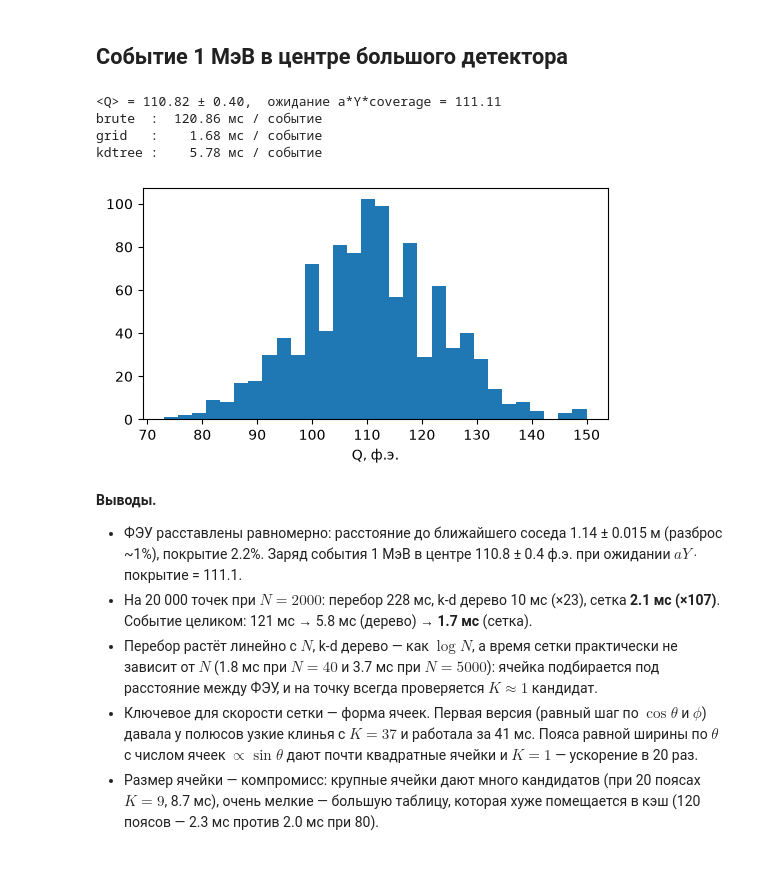
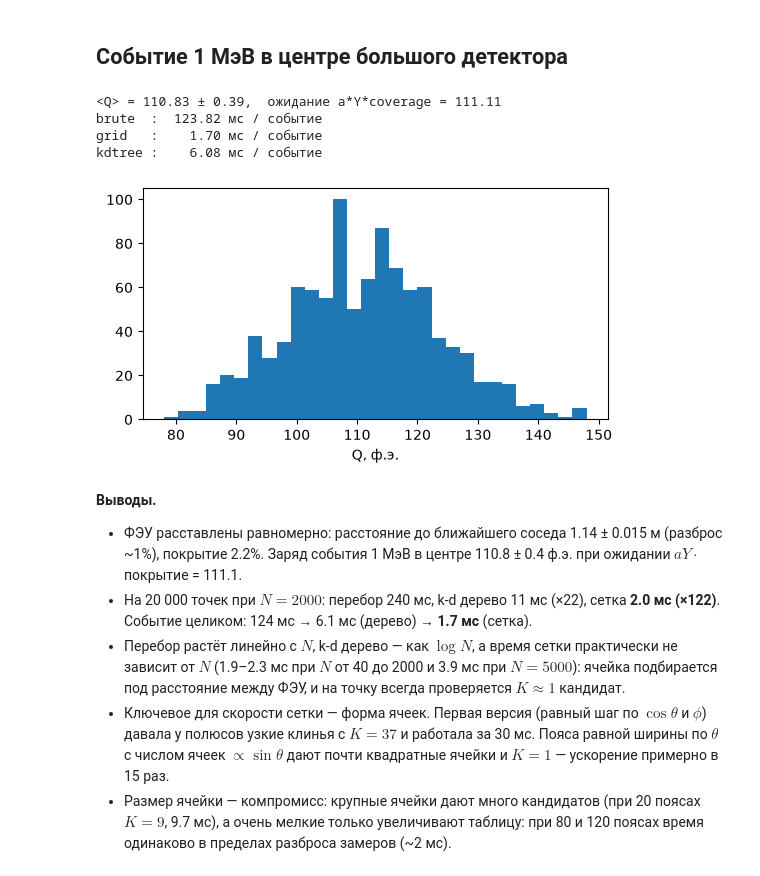
Before and after one commit to denisptichnikov-droid/neutrino-detector-homework, a Jupyter notebook: task8_large_detector.ipynb, the cells around one changed output. Drawn from its saved outputs; the diff is of its cells as text; code cells hidden in the pictures.

```diff
--- a/task8_large_detector.ipynb
+++ b/task8_large_detector.ipynb
@@ -143,26 +153,26 @@ kdtree    7.04    8.13    8.91    9.92   10.67   10.50
 # %% [markdown]
 ## Событие 1 МэВ в центре большого детектора
 # %%
-src = Source(Y=10_000, rng=8)
+src = Source(Y=10_000, rng=80)
 det.search = 'grid'
 Qs = np.array([det.response(np.zeros(3), src.directions(1.0)).sum() for _ in range(1000)])
 print(f"<Q> = {Qs.mean():.2f} ± {Qs.std()/np.sqrt(len(Qs)):.2f},  ожидание a*Y*coverage = {det.a*src.Y*det.coverage():.2f}")
 t = {}
 for m in ('brute', 'grid', 'kdtree'):
     det.search = m
     t[m] = timeit(lambda: det.response(np.zeros(3), src.directions(1.0)), 5)
     print(f"{m:7s}: {t[m]*1e3:7.2f} мс / событие")
 plt.figure(figsize=(6, 3)); plt.hist(Qs, bins=30); plt.xlabel('Q, ф.э.'); plt.show()
 # %% [output]
-<Q> = 110.82 ± 0.40,  ожидание a*Y*coverage = 111.11
-brute  :  120.86 мс / событие
-grid   :    1.68 мс / событие
-kdtree :    5.78 мс / событие
+<Q> = 110.83 ± 0.39,  ожидание a*Y*coverage = 111.11
+brute  :  123.82 мс / событие
+grid   :    1.70 мс / событие
+kdtree :    6.08 мс / событие
-[figure, old version]
+[figure, new version]
 # %% [markdown]
 **Выводы.**
 - ФЭУ расставлены равномерно: расстояние до ближайшего соседа 1.14 ± 0.015 м (разброс ~1%), покрытие 2.2%. Заряд события 1 МэВ в центре 110.8 ± 0.4 ф.э. при ожидании $aY\cdot$покрытие = 111.1.
-- На 20 000 точек при $N = 2000$: перебор 228 мс, k-d дерево 10 мс (×23), сетка **2.1 мс (×107)**. Событие целиком: 121 мс → 5.8 мс (дерево) → **1.7 мс** (сетка).
-- Перебор растёт линейно с $N$, k-d дерево — как $\log N$, а время сетки практически не зависит от $N$ (1.8 мс при $N = 40$ и 3.7 мс при $N = 5000$): ячейка подбирается под расстояние между ФЭУ, и на точку всегда проверяется $K \approx 1$ кандидат.
-- Ключевое для скорости сетки — форма ячеек. Первая версия (равный шаг по $\cos\theta$ и $\phi$) давала у полюсов узкие клинья с $K = 37$ и работала за 41 мс. Пояса равной ширины по $\theta$ с числом ячеек $\propto\sin\theta$ дают почти квадратные ячейки и $K = 1$ — ускорение в 20 раз.
-- Размер ячейки — компромисс: крупные ячейки дают много кандидатов (при 20 поясах $K = 9$, 8.7 мс), очень мелкие — большую таблицу, которая хуже помещается в кэш (120 поясов — 2.3 мс против 2.0 мс при 80).
+- На 20 000 точек при $N = 2000$: перебор 240 мс, k-d дерево 11 мс (×22), сетка **2.0 мс (×122)**. Событие целиком: 124 мс → 6.1 мс (дерево) → **1.7 мс** (сетка).
+- Перебор растёт линейно с $N$, k-d дерево — как $\log N$, а время сетки практически не зависит от $N$ (1.9–2.3 мс при $N$ от 40 до 2000 и 3.9 мс при $N = 5000$): ячейка подбирается под расстояние между ФЭУ, и на точку всегда проверяется $K \approx 1$ кандидат.
+- Ключевое для скорости сетки — форма ячеек. Первая версия (равный шаг по $\cos\theta$ и $\phi$) давала у полюсов узкие клинья с $K = 37$ и работала за 30 мс. Пояса равной ширины по $\theta$ с числом ячеек $\propto\sin\theta$ дают почти квадратные ячейки и $K = 1$ — ускорение примерно в 15 раз.
+- Размер ячейки — компромисс: крупные ячейки дают много кандидатов (при 20 поясах $K = 9$, 9.7 мс), а очень мелкие только увеличивают таблицу: при 80 и 120 поясах время одинаково в пределах разброса замеров (~2 мс).
```
Also changed, not shown: parts of 8 cells of this notebook, 20 other files.
